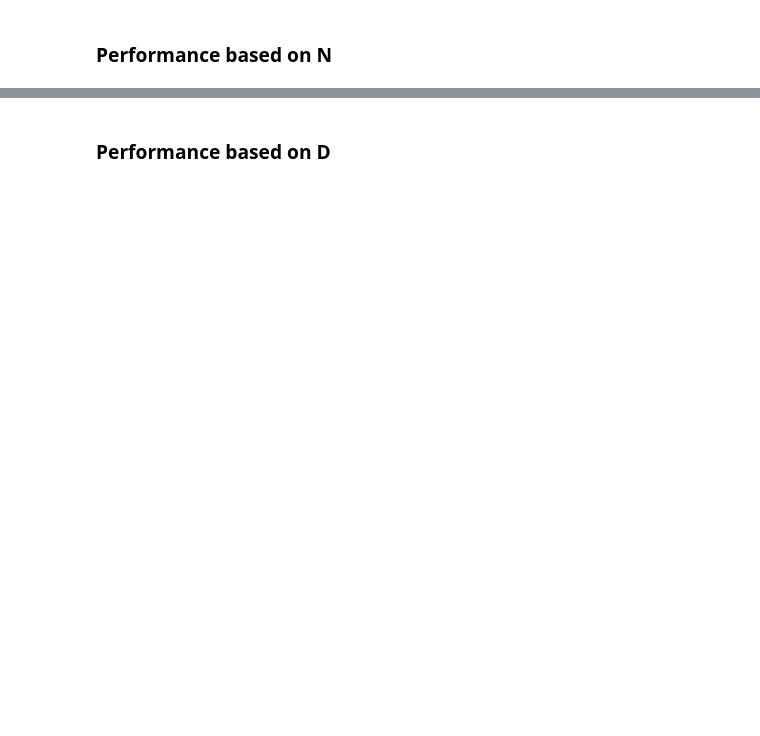
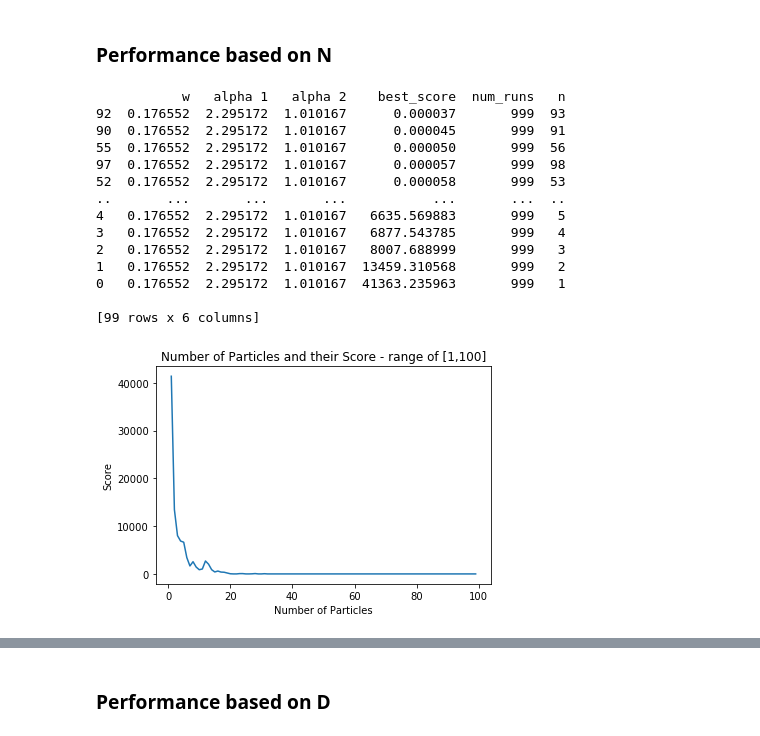
Before and after one commit to Pompey21/Natural-Computing-CW, a Jupyter notebook: Question 1.ipynb, the cells around one changed output, grey strips where cells are left out. Cells and saved outputs as stored; diff of their text form; code cells hidden in the pictures; blank space fills up the shorter version.

```diff
--- a/Question 1.ipynb
+++ b/Question 1.ipynb
@@ -621,34 +664,54 @@ def automator_n(n_values,params):
         weight = params[0]
         alpha1 = params[1]
         alpha2 = params[2]
-        best_score,num_runs = PSO(dim=10, w=weight, a1=alpha1, a2=alpha2, population_size=n, time_steps=1000, search_range=100).run()
+        best_score,num_runs = PSO(dim=10, w=weight, a1=alpha1, a2=alpha2, a3=1, population_size=n, time_steps=1000, search_range=100).run()
         output.append((weight,alpha1,alpha2,best_score,num_runs,n))
     return output
 
 params = [0.176552,2.295172,1.010167]
 n_values = 100
 result = automator_n(n_values,params)
 
 df = pd.DataFrame(result, columns=['w', 'alpha 1', 'alpha 2', 'best_score', 'num_runs','n'])
+# printing the dataframe
 df.sort_values('best_score', inplace=True)
 print(df)
+
+# plotting the data
+df.sort_values('n', inplace=True)
 
 w = df.iloc[:,[0]]
 a1 = df.iloc[:,[1]]
 a2 = df.iloc[:,[2]]
 score = df.iloc[:,[3]]
 data = df.iloc[:,[0,2,3]]
 n = df.iloc[:,[5]]
 plt.plot(n,score)
 # plt.imshow(data, cmap='hot', interpolation='nearest')
 plt.title('Number of Particles and their Score - range of [1,100]')
 plt.xlabel("Number of Particles")
 plt.ylabel("Score")
 
 
 plt.savefig('n_particles_rastrigin.pdf')
 
 plt.show()
+# %% [output]
+           w   alpha 1   alpha 2    best_score  num_runs   n
+92  0.176552  2.295172  1.010167      0.000037       999  93
+90  0.176552  2.295172  1.010167      0.000045       999  91
+55  0.176552  2.295172  1.010167      0.000050       999  56
+97  0.176552  2.295172  1.010167      0.000057       999  98
+52  0.176552  2.295172  1.010167      0.000058       999  53
+..       ...       ...       ...           ...       ...  ..
+4   0.176552  2.295172  1.010167   6635.569883       999   5
+3   0.176552  2.295172  1.010167   6877.543785       999   4
+2   0.176552  2.295172  1.010167   8007.688999       999   3
+1   0.176552  2.295172  1.010167  13459.310568       999   2
+0   0.176552  2.295172  1.010167  41363.235963       999   1
+
+[99 rows x 6 columns]
+[figure, added]
 # %%
 w = df.iloc[:,[0]]
 a1 = df.iloc[:,[1]]
```
Also changed, not shown: parts of 17 cells of this notebook, 6 other files.
